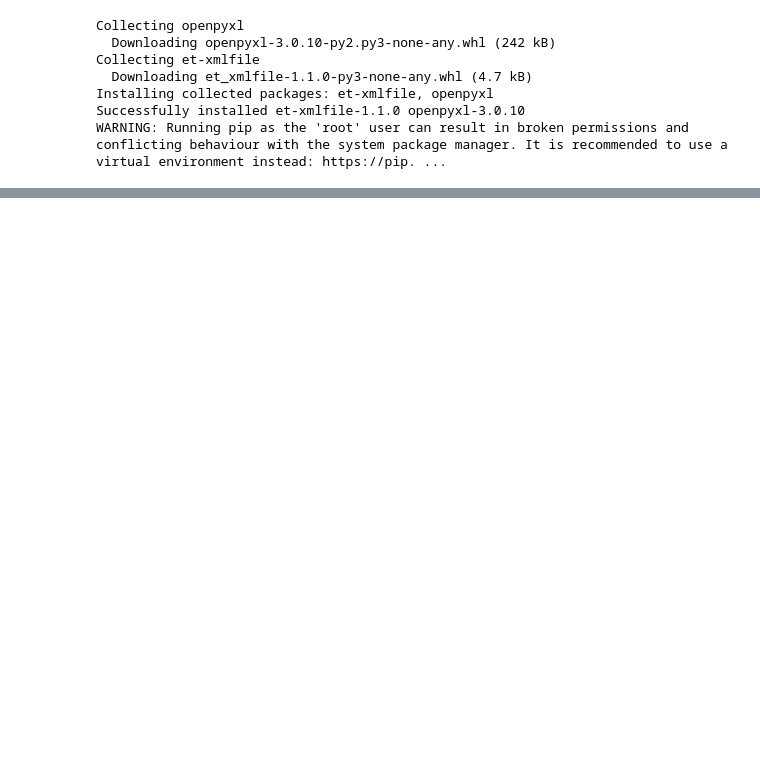
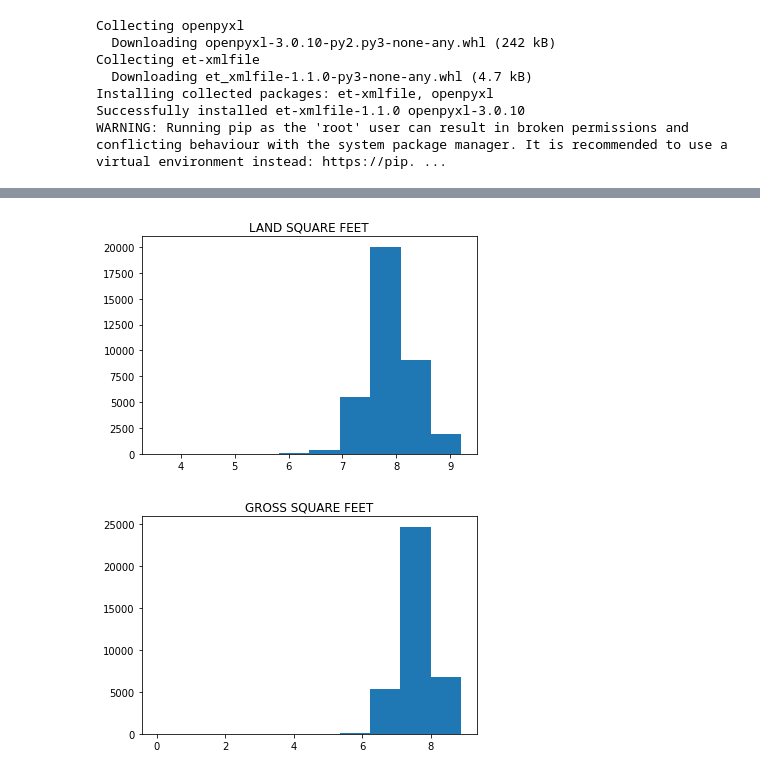
Before and after one commit to xinyuem7/nyc_housing_prediction, a Jupyter notebook: nyc-housing-price-prediction.ipynb, the cells around one changed output, grey strips where cells are left out. Drawn from its saved outputs; the diff is of its cells as text; code cells hidden in the pictures; blank space fills up the shorter version.

```diff
--- a/nyc-housing-price-prediction.ipynb
+++ b/nyc-housing-price-prediction.ipynb
@@ -132,0 +192,10 @@ for i in df_num.columns:
+# %%
+df_num = training_data[['LAND SQUARE FEET', 'GROSS SQUARE FEET']]
+df_cat = training_data[['BOROUGH', 'BLOCK', 'LOT', 'ZIP CODE', 'NEIGHBORHOOD', 'BUILDING CLASS AT TIME OF SALE', 'TAX CLASS AT TIME OF SALE', 'RESIDENTIAL UNITS', 'COMMERCIAL UNITS', 'TOTAL UNITS', 'YEAR BUILT']]
+for i in df_num.columns:
+    plt.hist(df_num[i])
+    plt.title(i)
+    plt.show()
+# %% [output]
+[figure, added]
+[figure, added]
```
Also changed, not shown: parts of 15 cells of this notebook.
